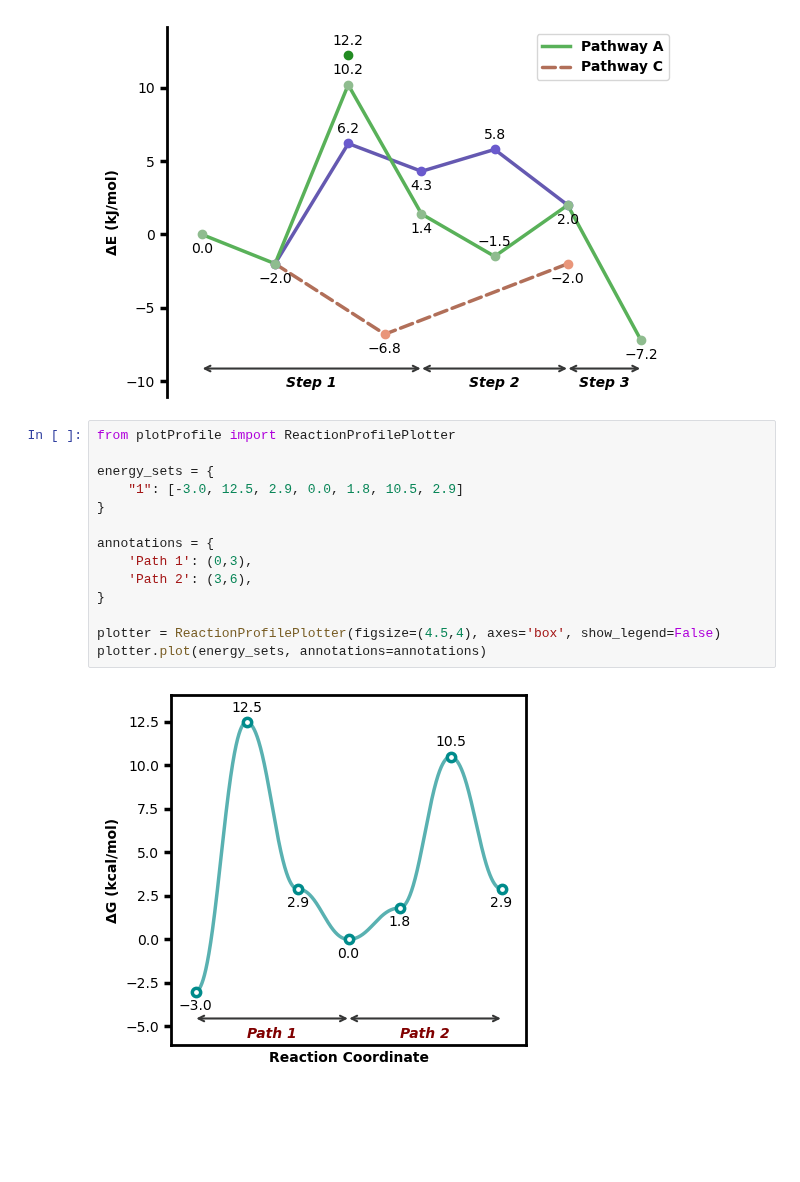
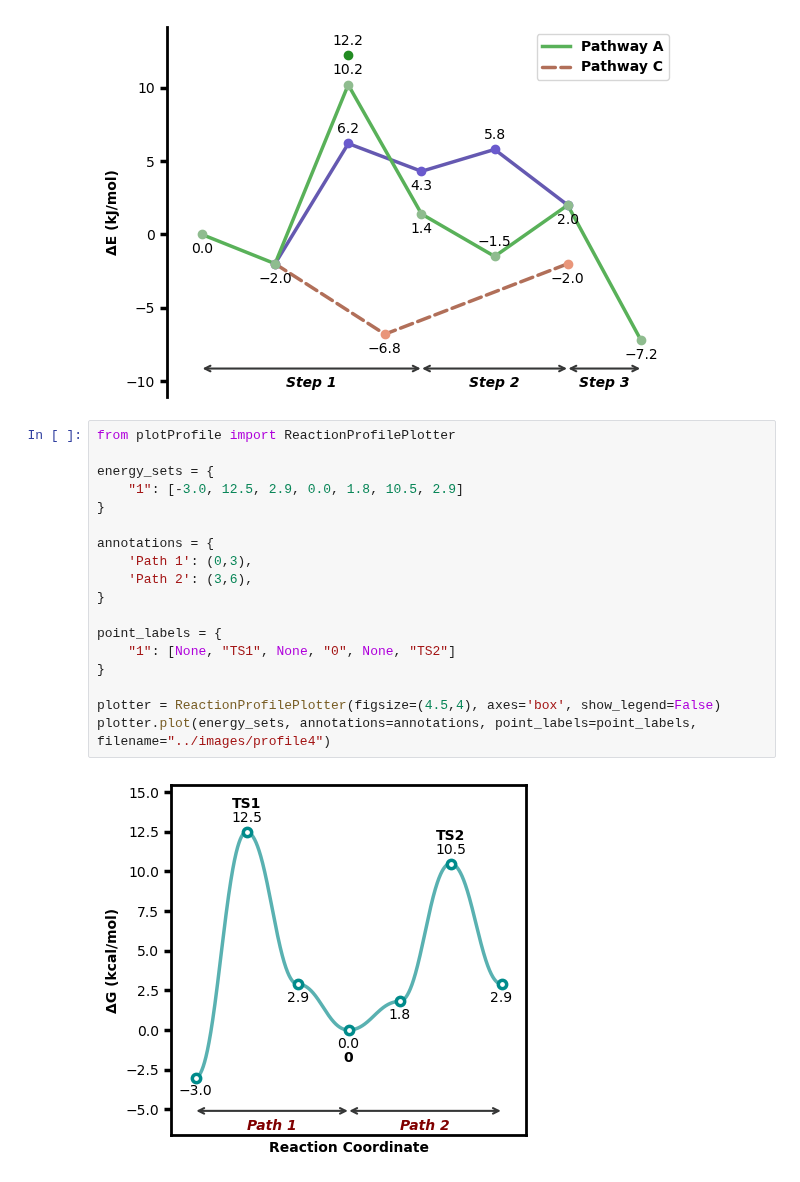
Before and after one commit to aligfellow/plotprofile, a Jupyter notebook: examples/example.ipynb, the cells around one changed output. Cells and saved outputs as stored; diff of their text form; blank space fills up the shorter version.

```diff
--- a/examples/example.ipynb
+++ b/examples/example.ipynb
@@ -30,16 +30,20 @@ plotter.plot(energy_sets,annotations=annotations, filename="../images/profile3",
 # %%
 from plotProfile import ReactionProfilePlotter
 
 energy_sets = {
     "1": [-3.0, 12.5, 2.9, 0.0, 1.8, 10.5, 2.9]
 }
 
 annotations = {
     'Path 1': (0,3),
     'Path 2': (3,6),
 }
 
+point_labels = {
+    "1": [None, "TS1", None, "0", None, "TS2"]
+}
+
 plotter = ReactionProfilePlotter(figsize=(4.5,4), axes='box', show_legend=False)
-plotter.plot(energy_sets, annotations=annotations)
+plotter.plot(energy_sets, annotations=annotations, point_labels=point_labels, filename="../images/profile4")
 # %% [output]
-[figure, old version]
+[figure, new version]
```
Also changed, not shown: 3 other files.
